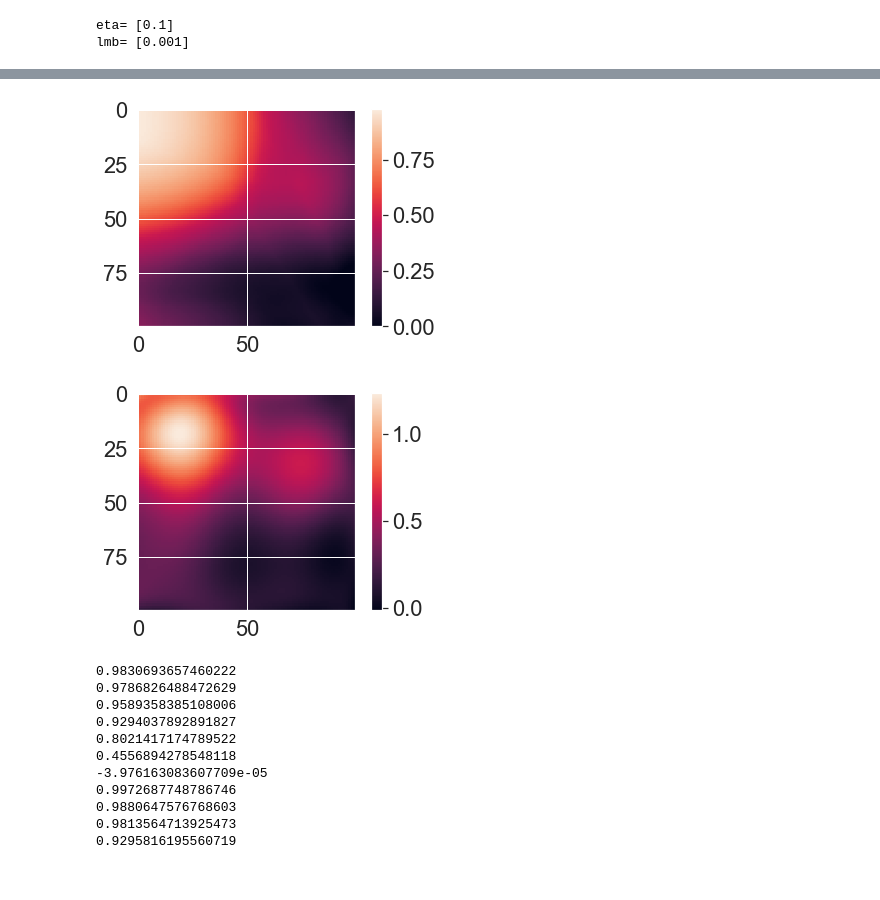
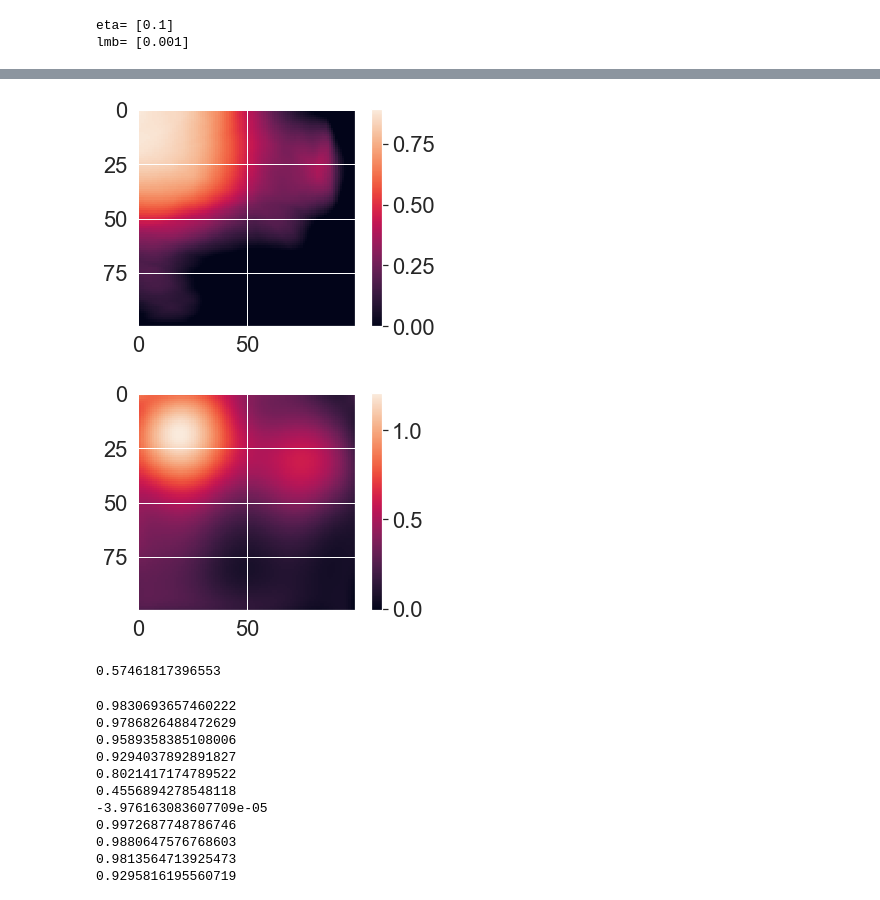
Before and after one commit to VemundST/Project2, a Jupyter notebook: Vemund/Part_D_LinearRegression-Copy1.ipynb, the cells around one changed output, grey strips where cells are left out. Cells and saved outputs as stored; diff of their text form; code cells hidden in the pictures.

```diff
--- a/Vemund/Part_D_LinearRegression-Copy1.ipynb
+++ b/Vemund/Part_D_LinearRegression-Copy1.ipynb
@@ -142,32 +141,16 @@ print('lmb=',best_lmb)
 # %% [output]
 eta= [0.1]
 lmb= [0.001]
-# %%
-neural_net = nn.ANN(lmb=0, bias=0.5, eta=best_eta,early_stop_tol = 10e-04,\
-                            early_stop_nochange=200, mode= 'regression')
-neural_net.add_layers(n_features=[n_features,50,20], n_neurons = [50,20,1] , n_layers=3)
-activation = [lrf.relu, lrf.sigmoid, lrf.relu]
-derivative = [lrf.relu_deriv, lrf.sigmoid_deriv, lrf.relu_deriv]
-epochs = 1000
-neural_net.train(epochs, batch_size, xtrain , ytrain ,activation,derivative, xval, yval, verbose=True)
-
-
-pred = neural_net.feed_out(xtrain, activation)
-train_error = fx.R2Score(ytrain,pred)
-train_mse = fx.MSE(ytrain,pred)
-pred = neural_net.feed_out(xval, activation)
-validation_error = fx.R2Score(yval,pred)
-validation_mse = fx.MSE(yval,pred)
-pred = neural_net.feed_out(xtest, activation)
-test_error = fx.R2Score(ytest,pred)
-test_mse = fx.MSE(ytest,pred)
-
-print('training R2',  train_error, 'and MSE=', train_mse )
-print('validation R2',  validation_error, 'and MSE=', validation_mse )
-print('training R2',  test_error, 'and MSE=', test_mse )
 # %%
+test_loss_best = 0
+test_r2_best = 0
+k=5
+best_eta=0.001
+best_lmb=0.0
+activation = [lrf.relu, lrf.relu]
+derivative = [lrf.relu_deriv, lrf.relu_deriv, lrf.relu_deriv, lrf.relu_deriv, lrf.relu_deriv]
 
-for kf in range(k):
+for kf in range(1):
             xtrain = x_folds[np.arange(len(x_folds))!=kf]      # Featch all but the i-th element
             xtrain = np.concatenate(xtrain,axis=0)
             ytrain = y_folds[np.arange(len(y_folds))!=kf]
@@ -176,9 +159,9 @@ for kf in range(k):
             ytest  = y_folds[kf]
 
             np.random.seed(2019)
-            neural_net = nn.ANN(lmb=best_lmb, bias=0, eta=best_eta,early_stop_tol = 10e-4,\
+            neural_net = nn.ANN(lmb=best_lmb, bias=0, eta=best_eta,early_stop_tol = 0,\
                                 early_stop_nochange=200, mode = 'regression', regularization = 'l1')
-            neural_net.add_layers(n_features=[n_features,50,20], n_neurons = [50,20,1] , n_layers=3)
+            neural_net.add_layers(n_features=[n_features,500], n_neurons = [500,1] , n_layers=2)
 
             neural_net.train(epochs, batch_size, xtrain,ytrain,activation,derivative \
                              ,xtest,ytest, verbose=True)
@@ -248,16 +231,25 @@ print(fx.R2Score(frank.ravel(),pred.ravel()))
 # %%
 pred = neural_net.feed_out(design, activation)
+
+
+
 plt.imshow(pred.reshape([n,n]))
 plt.colorbar()
 plt.show()
 
 beta, pred = fx.OridinaryLeastSquares(design, frank, design)
+
+
+
 plt.imshow(pred.reshape([n,n]))
 plt.colorbar()
 plt.show()
+
+fx.R2Score(ytest,xtest@beta)
 # %% [output]
-[figure, old version]
+[figure, new version]
-[figure, old version]
+[figure, new version]
+0.57461817396553
 # %%
 design=fx.DesignDesign(x,y,8)
 design=np.delete(design, [0,1], axis=1)
```
Also changed, not shown: parts of 5 cells of this notebook, 3 other files.
